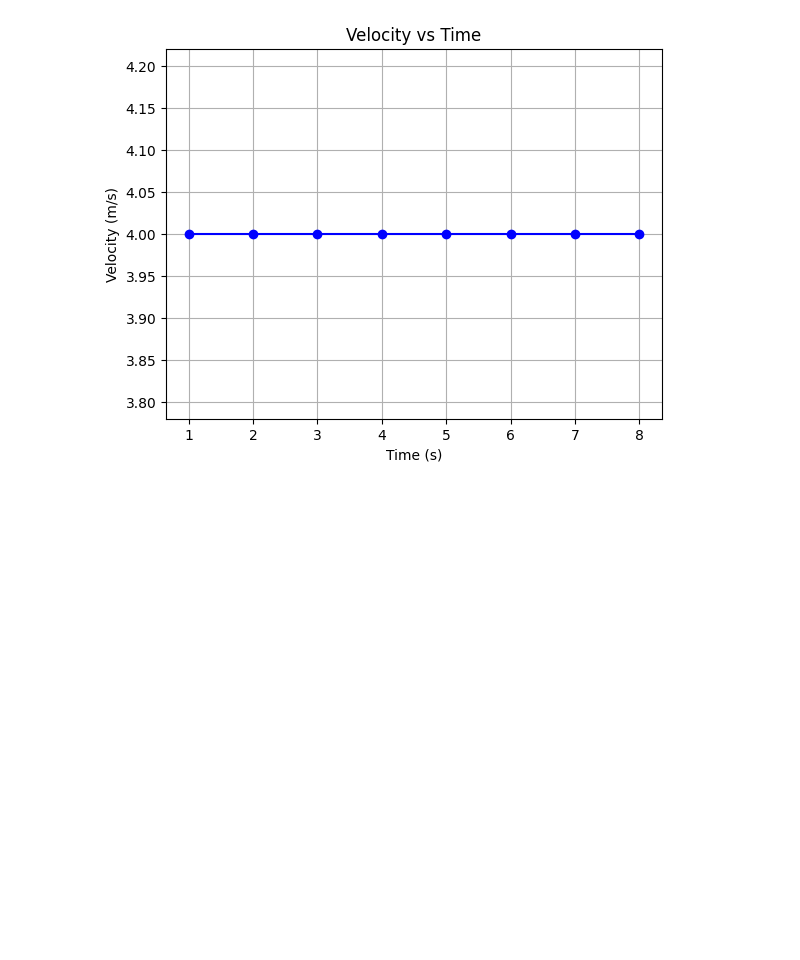
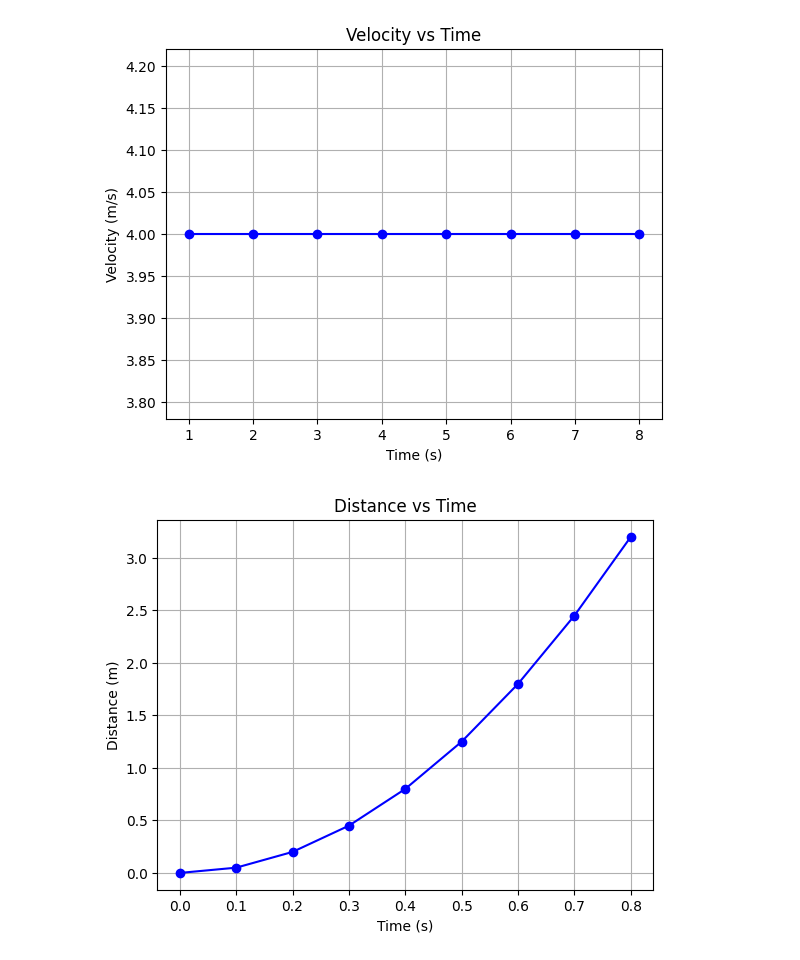
Before and after one commit to dmurchison/skewl, a Jupyter notebook: Mechanics_Intro/mechanics.ipynb, the cells around one changed output. Cells and saved outputs as stored; diff of their text form; code cells hidden in the pictures; blank space fills up the shorter version.

```diff
--- a/Mechanics_Intro/mechanics.ipynb
+++ b/Mechanics_Intro/mechanics.ipynb
@@ -177,3 +183,25 @@ plt.show()
 # %% [output]
 The velocity of the train at t = 8s is 4.0 m/s
 [figure]
+# %%
+import matplotlib.pyplot as plt
+
+# Average time and distance data
+average_time = [0.0, 0.1, 0.2, 0.3, 0.4, 0.5, 0.6, 0.7, 0.8]
+distance = [0.0, 0.05, 0.2, 0.45, 0.8, 1.25, 1.8, 2.45, 3.2]
+
+displacement =
+
+# Create the plot
+plt.plot(average_time, distance, marker='o', linestyle='-', color='b')
+
+# Add labels and title
+plt.xlabel('Time (s)')
+plt.ylabel('Distance (m)')
+plt.title('Distance vs Time')
+
+# Show the plot
+plt.grid(True)
+plt.show()
+# %% [output]
+[figure, added]
```
Also changed, not shown: parts of 4 cells of this notebook.
